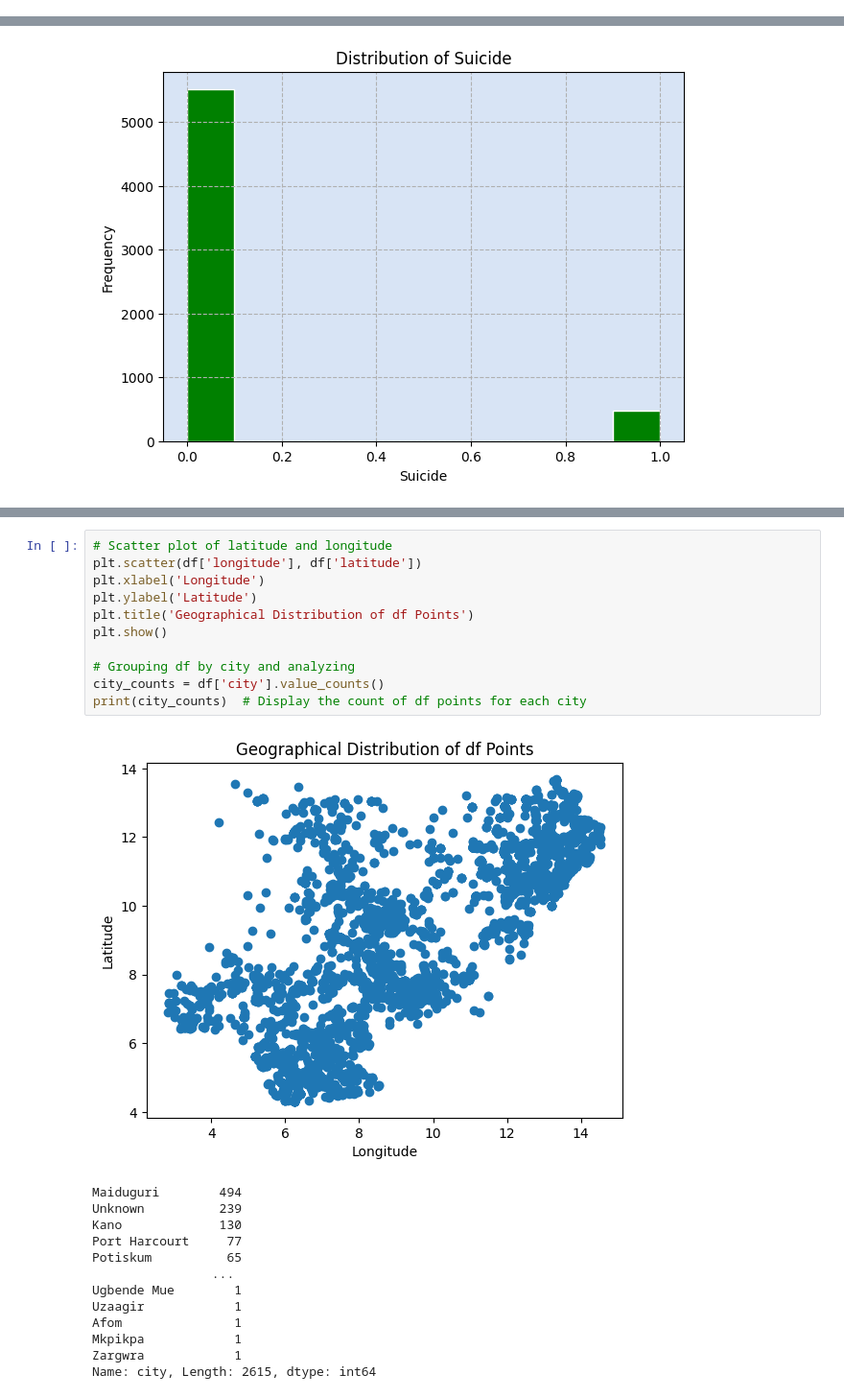
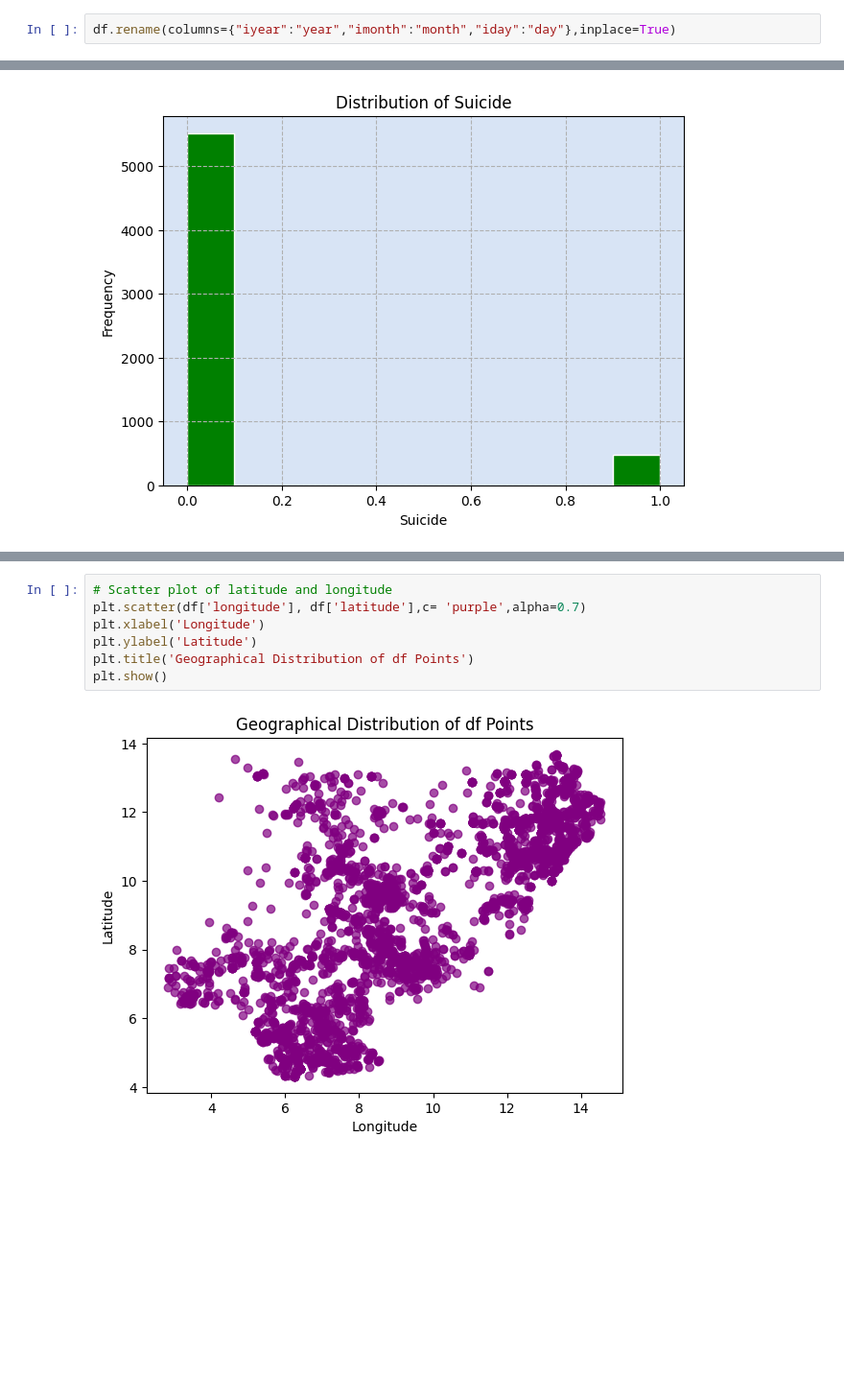
Before and after one commit to danishmeh/Project, a Jupyter notebook: omdena/3rd/terr.ipynb, the cells around one changed output, grey strips where cells are left out. Shown: that part at 96% size. Cells and saved outputs as stored; diff of their text form; blank space fills up the shorter version.

```diff
--- a/omdena/3rd/terr.ipynb
+++ b/omdena/3rd/terr.ipynb
@@ -19,3 +15,5 @@ array([ nan,   0.,   1., -99.,   7.,  17.,   2.,   4.,   3.])
+# %%
+df.rename(columns={"iyear":"year","imonth":"month","iday":"day"},inplace=True)
 # %%
 df.columns
 # %% [output]
@@ -137,26 +144,10 @@ print(df['city'].nunique())
 2615
 # %%
 # Scatter plot of latitude and longitude
-plt.scatter(df['longitude'], df['latitude'])
+plt.scatter(df['longitude'], df['latitude'],c= 'purple',alpha=0.7)
 plt.xlabel('Longitude')
 plt.ylabel('Latitude')
 plt.title('Geographical Distribution of df Points')
 plt.show()
-
-# Grouping df by city and analyzing
-city_counts = df['city'].value_counts()
-print(city_counts)  # Display the count of df points for each city
 # %% [output]
-[figure, old version]
+[figure, new version]
-Maiduguri        494
-Unknown          239
-Kano             130
-Port Harcourt     77
-Potiskum          65
-                ...
-Ugbende Mue        1
-Uzaagir            1
-Afom               1
-Mkpikpa            1
-Zargwra            1
-Name: city, Length: 2615, dtype: int64
```
Also changed, not shown: parts of 13 cells of this notebook, 1 other file.
